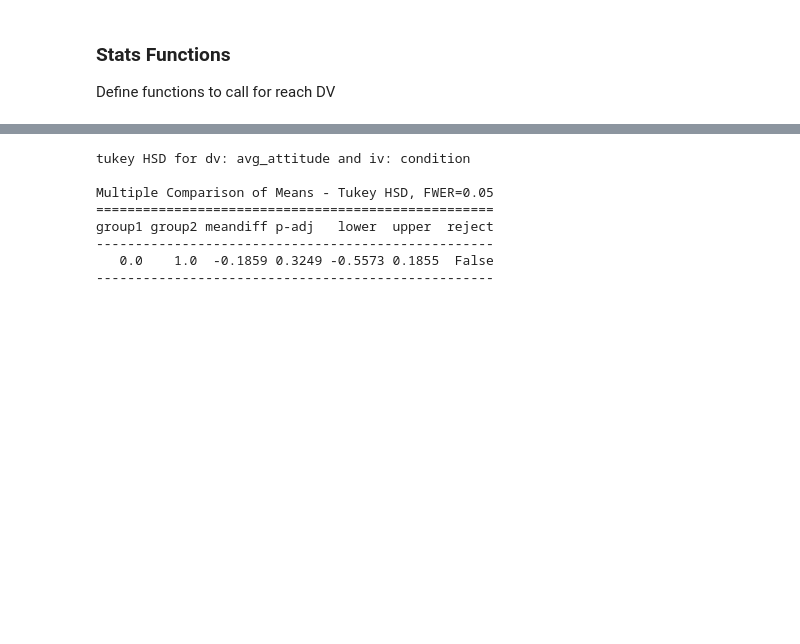
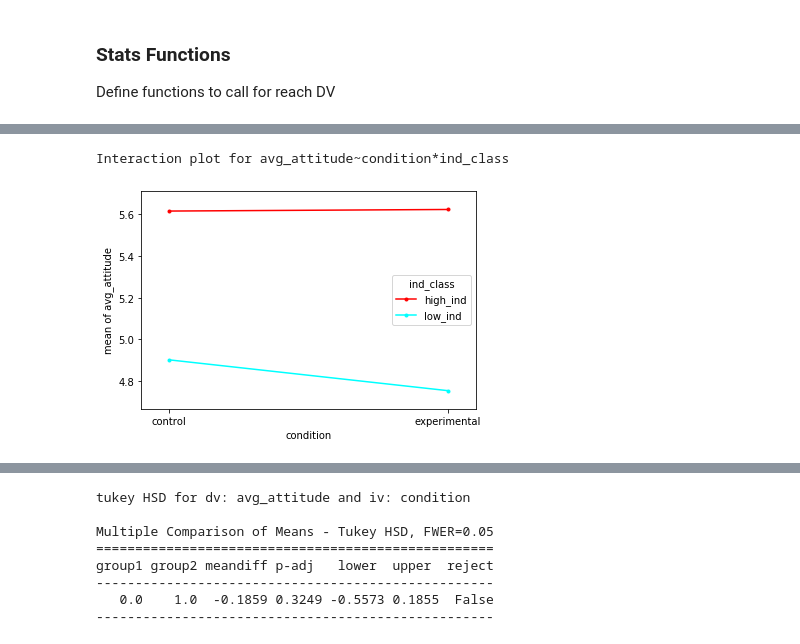
Before and after one commit to kat-tian/Machine-Learning-Practice, a Jupyter notebook: dissertation.ipynb, the cells around one changed output, grey strips where cells are left out. Saved outputs shown, nothing was run; the diff lists cells and outputs as text; code cells hidden in the pictures; blank space fills up the shorter version.

```diff
--- a/dissertation.ipynb
+++ b/dissertation.ipynb
@@ -531,0 +736,5 @@ def tukey_HSD(df, dependent,independent):
+# %%
+plot_interaction(ind_col, 'avg_attitude', 'condition', 'ind_class')
+# %% [output]
+Interaction plot for avg_attitude~condition*ind_class
+[figure, added]
```
Also changed, not shown: parts of 38 cells of this notebook.
